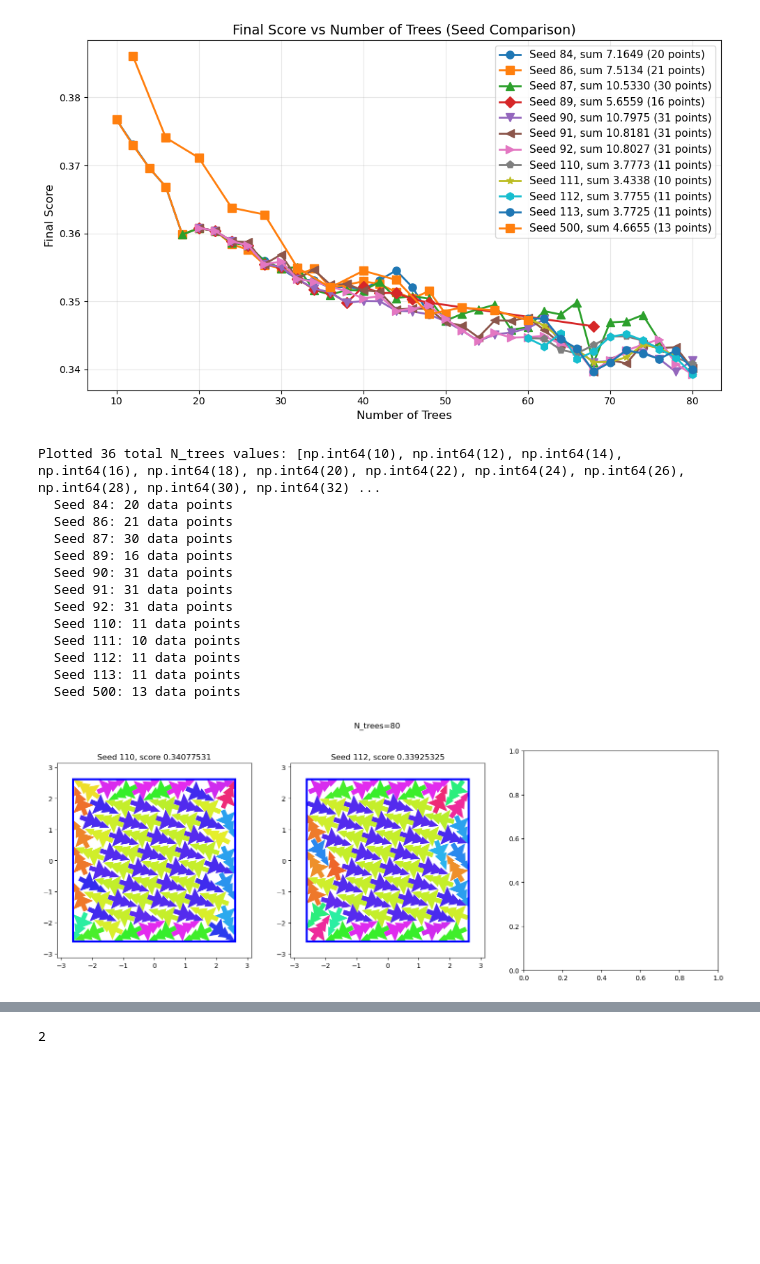
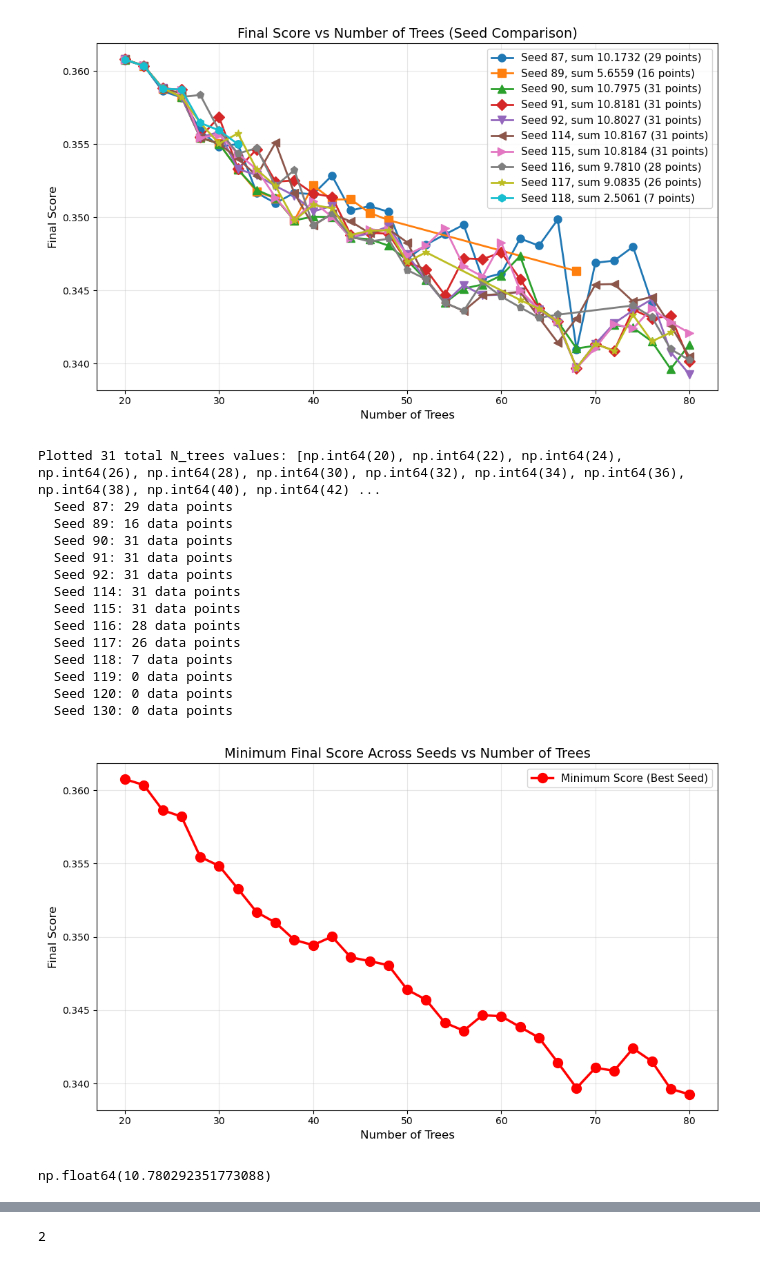
Before and after one commit to jcottaar/packing, a Jupyter notebook: analysis/compare_runs2.ipynb, the cells around one changed output, grey strips where cells are left out. Saved outputs shown, nothing was run; the diff lists cells and outputs as text; code cells hidden in the pictures; blank space fills up the shorter version.

```diff
--- a/analysis/compare_runs2.ipynb
+++ b/analysis/compare_runs2.ipynb
@@ -52,6 +37,6 @@ for N_trees in list(np.arange(60,81,2))+[156]:
 # %%
 # Compare final scores across multiple seeds
-SEEDS_TO_DO = [84,86,87,89,90, 91, 92,110,111,112,113,500]
+SEEDS_TO_DO = [87,89,90, 91, 92,114,115,116,117,118,119,120,130]
 #SEEDS_TO_DO = [110,111]
 
 import numpy as np
@@ -62,15 +47,17 @@ import re
 # Collect final scores for each seed
 seed_scores = {seed: {} for seed in SEEDS_TO_DO}
 
-for N_trees in np.arange(10,81,2):
+for N_trees in np.arange(20,81,2):
     files = glob.glob(kgs.temp_dir + f'/*runs/done/ga_N{N_trees}_*.pickle')
 
     for f in files:
         # Extract seed from filename
+        #print(f)
         seed = None
         for s in SEEDS_TO_DO:
             if f'seed{s}' in f or f'_{s}' in f or f's{s}' in f:
                 seed = s
+                #print(s)
                 break
 
         if seed is None:
@@ -128,38 +115,43 @@ else:
     print("No N_trees values found")
 #plt.xlim(20,90)
 # %% [output]
-[figure, old version]
+[figure, new version]
-Plotted 36 total N_trees values: [np.int64(10), np.int64(12), np.int64(14), np.int64(16), np.int64(18), np.int64(20), np.int64(22), np.int64(24), np.int64(26), np.int64(28), np.int64(30), np.int64(32) ...
-  Seed 84: 20 data points
-  Seed 86: 21 data points
-  Seed 87: 30 data points
+Plotted 31 total N_trees values: [np.int64(20), np.int64(22), np.int64(24), np.int64(26), np.int64(28), np.int64(30), np.int64(32), np.int64(34), np.int64(36), np.int64(38), np.int64(40), np.int64(42) ...
+  Seed 87: 29 data points
   Seed 89: 16 data points
   Seed 90: 31 data points
   Seed 91: 31 data points
   Seed 92: 31 data points
-  Seed 110: 11 data points
-  Seed 111: 10 data points
-  Seed 112: 11 data points
-  Seed 113: 11 data points
-  Seed 500: 13 data points
+  Seed 114: 31 data points
+  Seed 115: 31 data points
+  Seed 116: 28 data points
+  Seed 117: 26 data points
+  Seed 118: 7 data points
+  Seed 119: 0 data points
+  Seed 120: 0 data points
+  Seed 130: 0 data points
 # %%
-for N_trees in [80]:
-    seeds = [110,112]
-    res = []
-    for s in seeds:
-        f = kgs.temp_dir + f'/controller_runs/done/ga_N{N_trees}_seed{s}_done.pickle'
-        try:
-            dat = kgs.dill_load(f)
-            res.append(dat.ga.champions[0])
-        except Exception as e:
-            res.append(None)
-    _,ax = plt.subplots(1,3, figsize=(18,6))
-    for i,r in enumerate(res):
-        if not r is None:
-            plt.sca(ax[i])
-            pack_vis_sol.pack_vis_sol(r.phenotype, ax=ax[i])
-            plt.title(f'Seed {seeds[i]}, score {r.phenotype.h[0,0].get()**2/N_trees:.8f}')
-    plt.suptitle(f'N_trees={N_trees}')
-    plt.pause(0.001)
+%matplotlib widget
+# Minimum score across seeds for each N_trees
+if all_N_trees:
+    min_scores = []
+    for n in all_N_trees:
+        scores_for_n = [seed_scores[seed][n] for seed in SEEDS_TO_DO if n in seed_scores[seed]]
+        if scores_for_n:
+            min_scores.append(min(scores_for_n))
+
+    plt.figure(figsize=(10, 6))
+    plt.plot(all_N_trees, min_scores, marker='o', linestyle='-', linewidth=2.5,
+            markersize=10, color='red', label='Minimum Score (Best Seed)')
+
+    plt.xlabel('Number of Trees', fontsize=12)
+    plt.ylabel('Final Score', fontsize=12)
+    plt.title('Minimum Final Score Across Seeds vs Number of Trees', fontsize=14)
+    plt.legend(fontsize=11)
+    plt.grid(True, alpha=0.3)
+    plt.tight_layout()
+    plt.show()
+np.sum(min_scores)
 # %% [output]
-[figure, old version]
+[figure, new version]
+np.float64(10.780292351773088)
```
Also changed, not shown: parts of 3 cells of this notebook, 7 other files.
